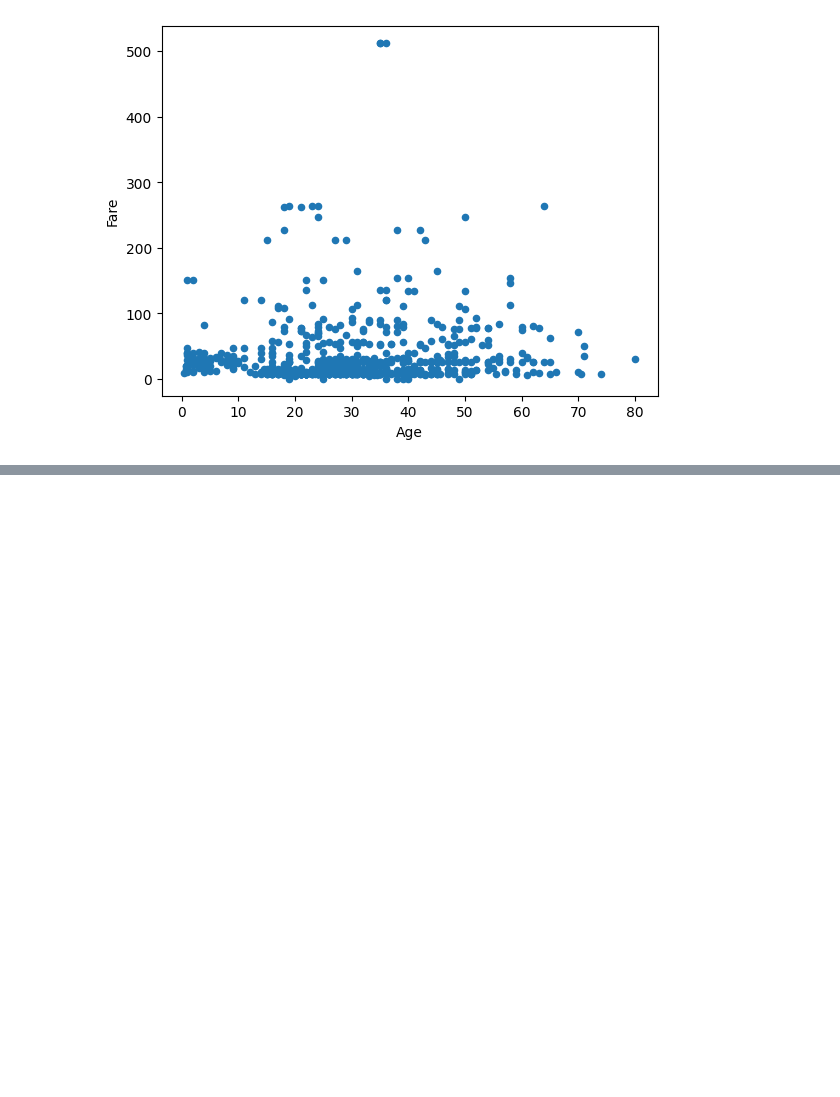
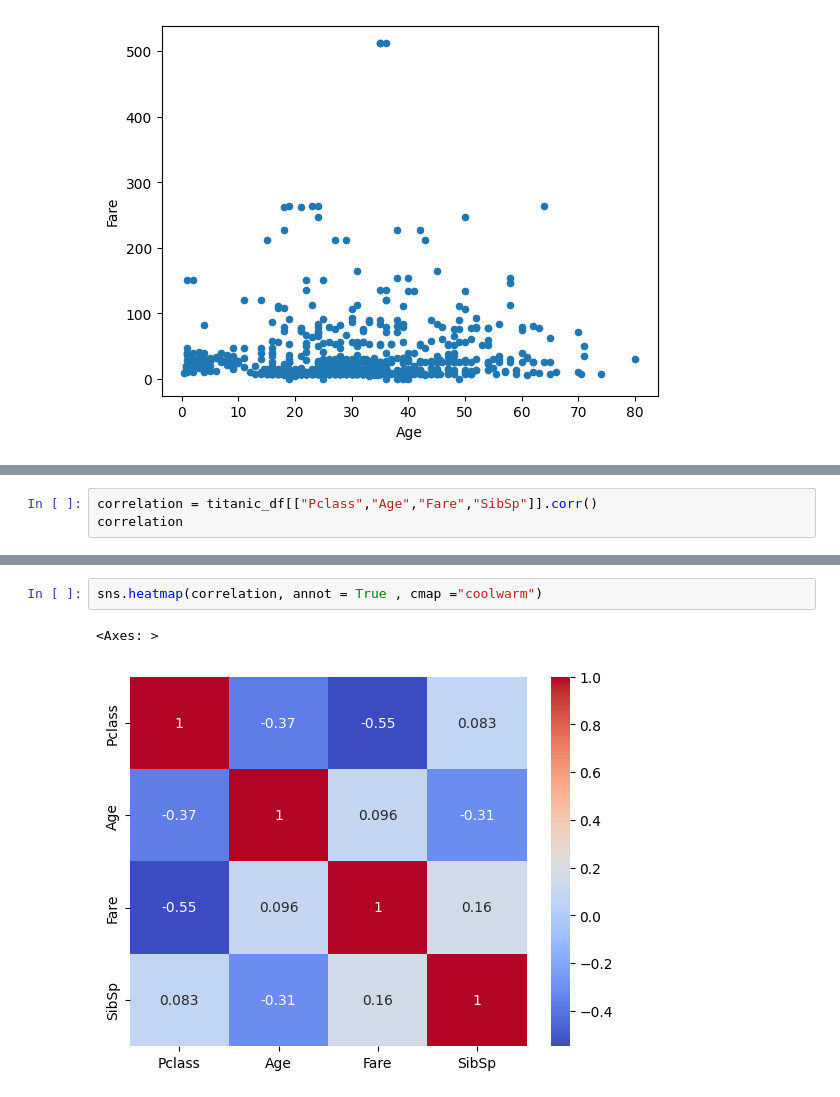
Before and after one commit to pratima55/skillDatascience, a Jupyter notebook: pandas/Graphical representation.ipynb, the cells around one changed output, grey strips where cells are left out. Drawn from its saved outputs; the diff is of its cells as text; blank space fills up the shorter version.

```diff
--- a/pandas/Graphical representation.ipynb
+++ b/pandas/Graphical representation.ipynb
@@ -86,0 +156,3 @@ titanic_df.plot.scatter("Age","Fare")
+# %%
+correlation = titanic_df[["Pclass","Age","Fare","SibSp"]].corr()
+correlation
@@ -86,0 +165,5 @@ titanic_df.plot.scatter("Age","Fare")
+# %%
+sns.heatmap(correlation, annot = True , cmap ="coolwarm")
+# %% [output]
+<Axes: >
+[figure, added]
```
Also changed, not shown: parts of 12 cells of this notebook.
